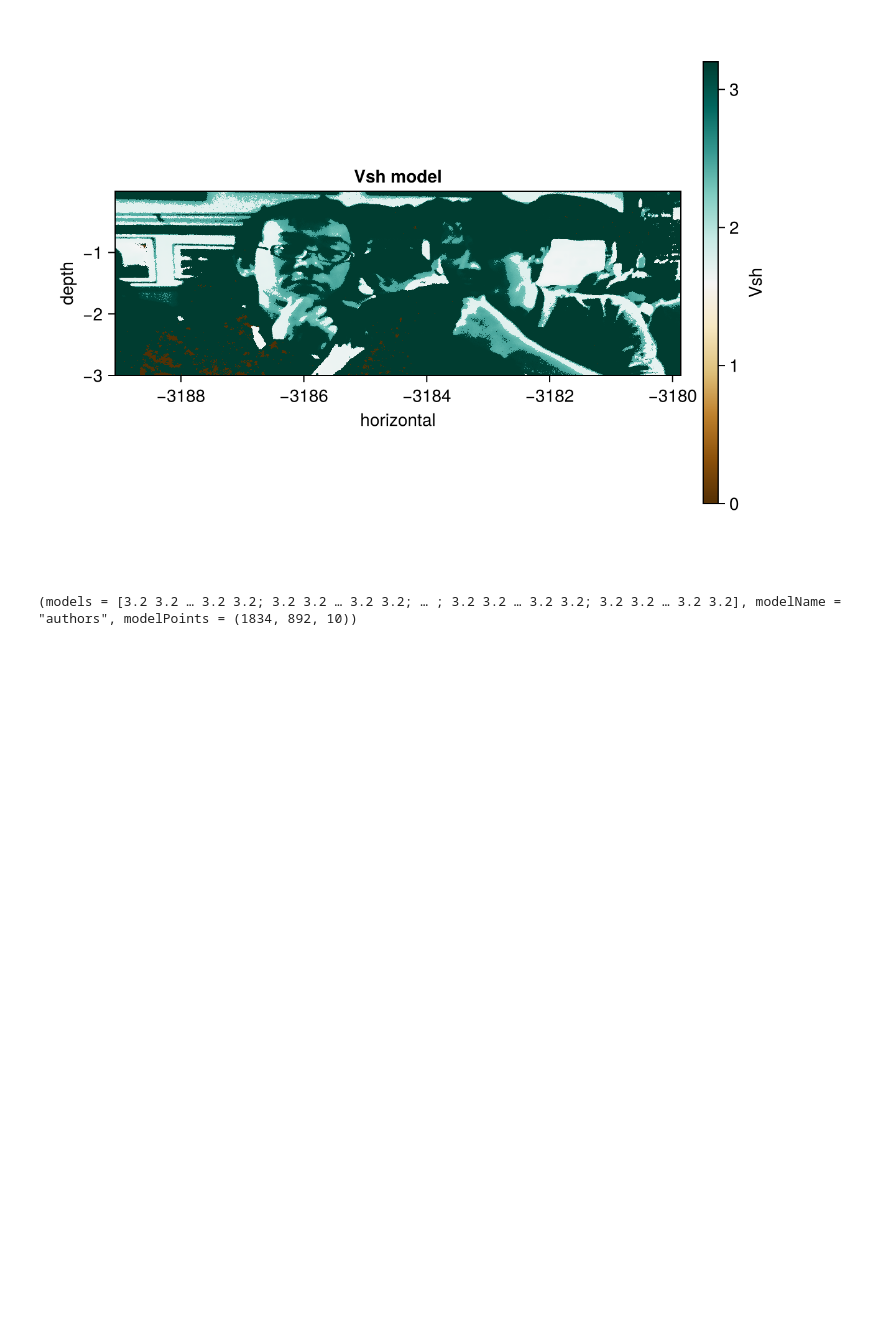
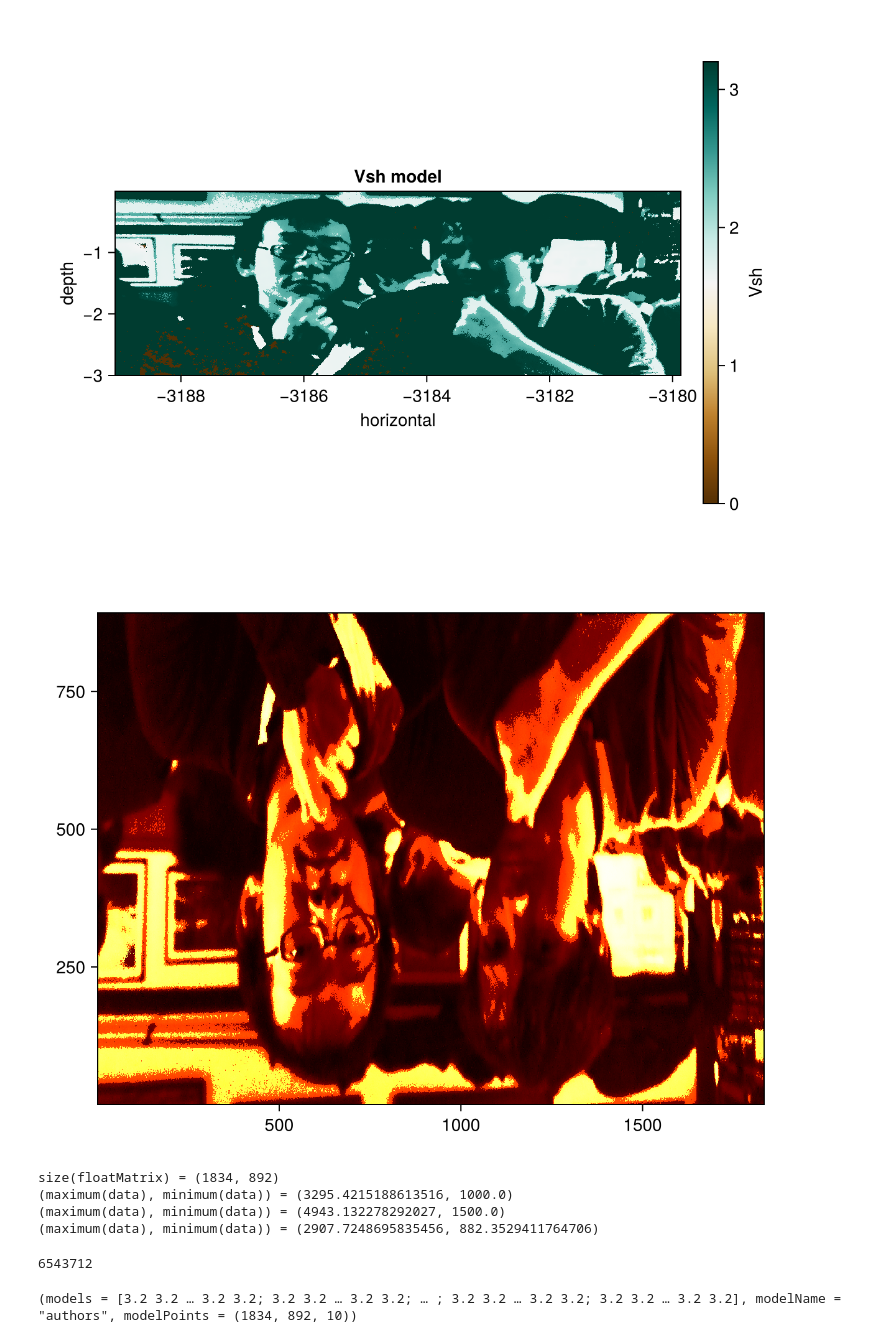
Before and after one commit to seismobassoon/flexOPT, a Jupyter notebook: notebooks/seismoPropagation.ipynb, the cells around one changed output. Saved outputs shown, nothing was run; the diff lists cells and outputs as text; code cells hidden in the pictures; blank space fills up the shorter version.

```diff
--- a/notebooks/seismoPropagation.ipynb
+++ b/notebooks/seismoPropagation.ipynb
@@ -74,6 +74,72 @@ fig
 Loading from ./tmp/AuthorsCoordInfo.jld2
 Loading from ./tmp/seismicModelAuthors.jld2
 [figure]
+# %%
+imagefile = "../dataInput/model/moi/authors.png"
+colormap = "hot" #colormap can be RGB vector or predefined colormap
+
+floatMatrix=read2DimageModel(imagefile,colormap;min=1000,max=3300, showRecoveredImage=true)
+@show size(floatMatrix)
+
+# Brocher (2005)
+function vp_from_rho(rho::Float64)
+    return rho*1.5
+end
+
+function vs_from_vp(vp::Float64)
+    return vp/1.7
+end
+
+# this is only for Lyon concours use!
+
+data=floatMatrix
+@show maximum(data),minimum(data)
+  # Convert to Float32 (single precision)
+data_single = Float32.(data)
+
+# Flatten in column-major order (Fortran-style)
+data_vec = vec(data_single)
+
+# Write to binary file
+open("GCNF.rho", "w") do io
+    write(io, data_vec)
+end
+
+
+
+data=vp_from_rho.(data)
+@show maximum(data),minimum(data)
+# Convert to Float32 (single precision)
+data_single = Float32.(data)
+
+# Flatten in column-major order (Fortran-style)
+data_vec = vec(data_single)
+
+# Write to binary file
+open("GCNF.vp", "w") do io
+    write(io, data_vec)
+end
+
+
+data=vs_from_vp.(data)
+@show maximum(data),minimum(data)
+# Convert to Float32 (single precision)
+data_single = Float32.(data)
+
+# Flatten in column-major order (Fortran-style)
+data_vec = vec(data_single)
+
+# Write to binary file
+open("GCNF.vs", "w") do io
+    write(io, data_vec)
+end
+# %% [output]
+[figure, added]
+size(floatMatrix) = (1834, 892)
+(maximum(data), minimum(data)) = (3295.4215188613516, 1000.0)
+(maximum(data), minimum(data)) = (4943.132278292027, 1500.0)
+(maximum(data), minimum(data)) = (2907.7248695835456, 882.3529411764706)
+6543712
 # %%
 Δnum = (boxGrids.Δx,boxGrids.Δz,1.0)
 modelAuth=(models=((seismicModel.Vsh)),modelName="authors",modelPoints=(size(seismicModel.Vsh)...,10))
```
Also changed, not shown: 13 other files.
